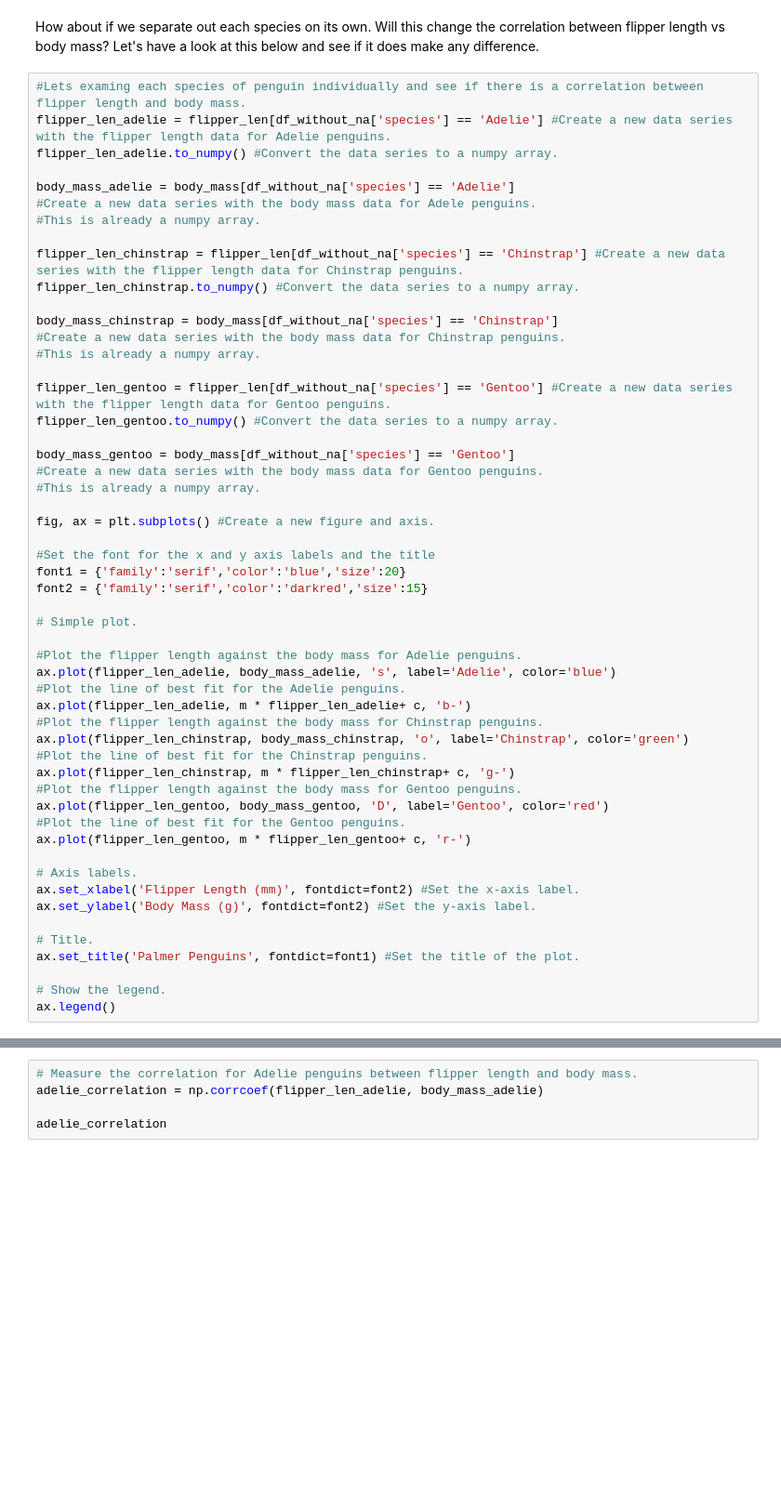
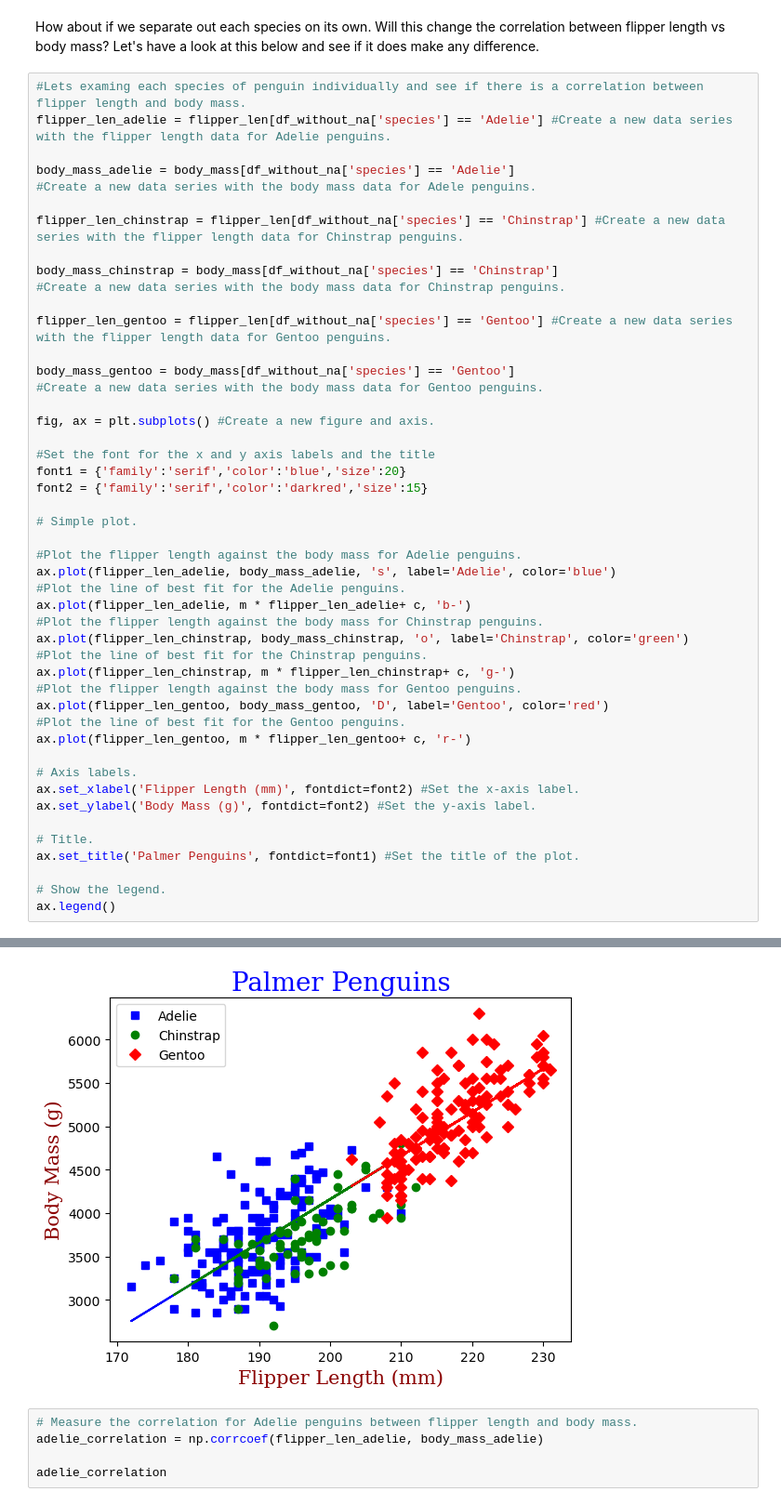
Before and after one commit to MikeCurleyCoosan/myproject, a Jupyter notebook: penguins.ipynb, the cells around one changed output, grey strips where cells are left out. Shown at 93% size. Saved outputs shown, nothing was run; the diff lists cells and outputs as text; blank space fills up the shorter version.

Commit message:
reworking graph

```diff
--- a/penguins.ipynb
+++ b/penguins.ipynb
@@ -632,25 +632,19 @@ How about if we separate out each species on its own. Will this change the corre
 # %%
 #Lets examing each species of penguin individually and see if there is a correlation between flipper length and body mass.
 flipper_len_adelie = flipper_len[df_without_na['species'] == 'Adelie'] #Create a new data series with the flipper length data for Adelie penguins.
-flipper_len_adelie.to_numpy() #Convert the data series to a numpy array.
 
 body_mass_adelie = body_mass[df_without_na['species'] == 'Adelie']
 #Create a new data series with the body mass data for Adele penguins.
-#This is already a numpy array.
 
 flipper_len_chinstrap = flipper_len[df_without_na['species'] == 'Chinstrap'] #Create a new data series with the flipper length data for Chinstrap penguins.
-flipper_len_chinstrap.to_numpy() #Convert the data series to a numpy array.
 
 body_mass_chinstrap = body_mass[df_without_na['species'] == 'Chinstrap']
 #Create a new data series with the body mass data for Chinstrap penguins.
-#This is already a numpy array.
 
 flipper_len_gentoo = flipper_len[df_without_na['species'] == 'Gentoo'] #Create a new data series with the flipper length data for Gentoo penguins.
-flipper_len_gentoo.to_numpy() #Convert the data series to a numpy array.
 
 body_mass_gentoo = body_mass[df_without_na['species'] == 'Gentoo']
 #Create a new data series with the body mass data for Gentoo penguins.
-#This is already a numpy array.
 
 fig, ax = plt.subplots() #Create a new figure and axis.
 
@@ -687,3 +681,4 @@ AttributeError: 'numpy.ndarray' object has no attribute 'to_numpy'
+[figure, added]
 # %%
 # Measure the correlation for Adelie penguins between flipper length and body mass.
 adelie_correlation = np.corrcoef(flipper_len_adelie, body_mass_adelie)
```
Also changed, not shown: parts of 1 cell of this notebook.
